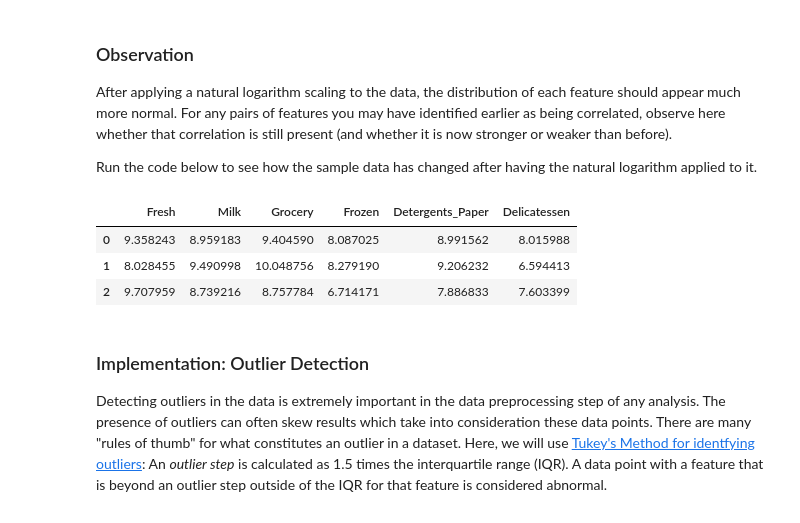
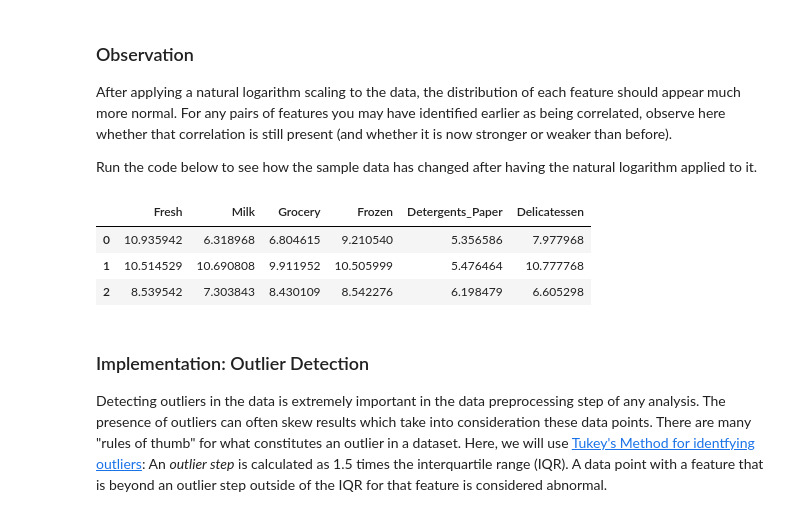
Before and after one commit to er1shivam/CustomerSegments, a Jupyter notebook: customer_segments.ipynb, the cells around one changed output. Saved outputs shown, nothing was run; the diff lists cells and outputs as text; code cells hidden in the pictures.

```diff
--- a/customer_segments.ipynb
+++ b/customer_segments.ipynb
@@ -61,7 +61,7 @@ display(data.describe())
 To get a better understanding of the customers and how their data will transform through the analysis, it would be best to select a few sample data points and explore them in more detail. In the code block below, add **three** indices of your choice to the `indices` list which will represent the customers to track. It is suggested to try different sets of samples until you obtain customers that vary significantly from one another.
 # %%
 # TODO: Select three indices of your choice you wish to sample from the dataset
-indices = [100,200,300]
+indices = [39,183,329]
 # Create a DataFrame of the chosen samples
 samples = pd.DataFrame(data.loc[indices], columns = data.keys()).reset_index(drop = True)
 print "Chosen samples of wholesale customers dataset:"
@@ -231,12 +239,12 @@ After applying a natural logarithm scaling to the data, the distribution of each
 Run the code below to see how the sample data has changed after having the natural logarithm applied to it.
 # %%
 # Display the log-transformed sample data
-display(log_samples)
+log_samples
 # %% [output]
 |  | Fresh | Milk | Grocery | Frozen | Detergents_Paper | Delicatessen |
-| 0 | 9.358243 | 8.959183 | 9.404590 | 8.087025 | 8.991562 | 8.015988 |
-| 1 | 8.028455 | 9.490998 | 10.048756 | 8.279190 | 9.206232 | 6.594413 |
-| 2 | 9.707959 | 8.739216 | 8.757784 | 6.714171 | 7.886833 | 7.603399 |
+| 0 | 10.935942 | 6.318968 | 6.804615 | 9.210540 | 5.356586 | 7.977968 |
+| 1 | 10.514529 | 10.690808 | 9.911952 | 10.505999 | 5.476464 | 10.777768 |
+| 2 | 8.539542 | 7.303843 | 8.430109 | 8.542276 | 6.198479 | 6.605298 |
 # %% [markdown]
 ### Implementation: Outlier Detection
 Detecting outliers in the data is extremely important in the data preprocessing step of any analysis. The presence of outliers can often skew results which take into consideration these data points. There are many "rules of thumb" for what constitutes an outlier in a dataset. Here, we will use [Tukey's Method for identfying outliers](http://datapigtechnologies.com/blog/index.php/highlighting-outliers-in-your-data-with-the-tukey-method/): An *outlier step* is calculated as 1.5 times the interquartile range (IQR). A data point with a feature that is beyond an outlier step outside of the IQR for that feature is considered abnormal.
```
Also changed, not shown: parts of 5 cells of this notebook.
